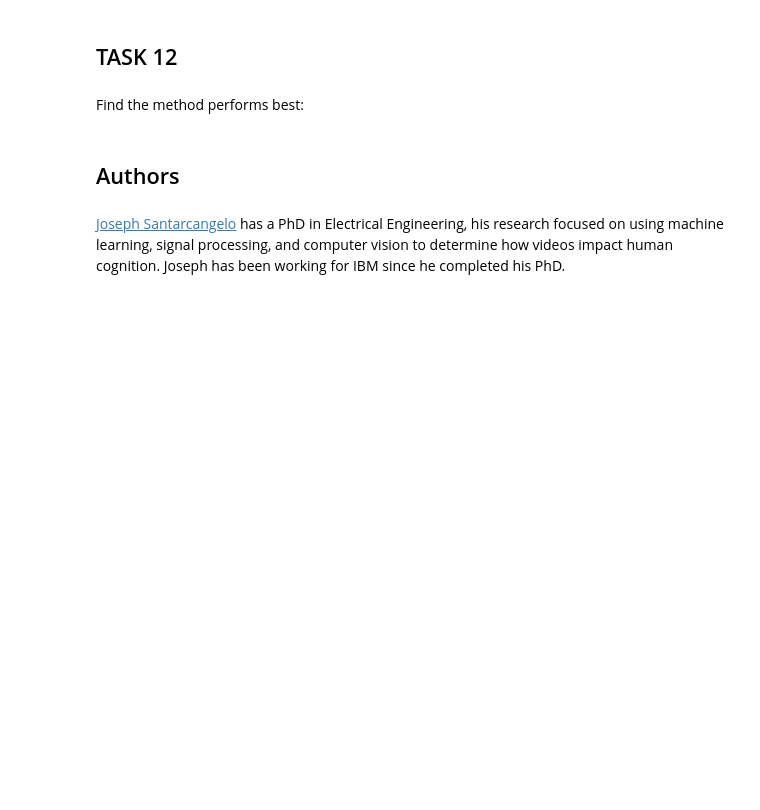
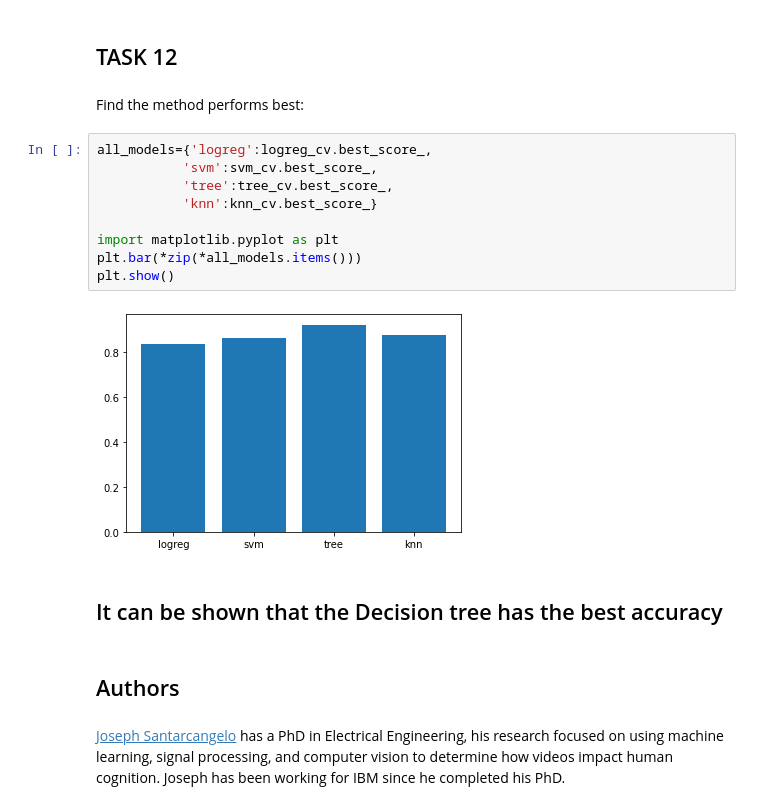
Before and after one commit to mahmoud-E-ALI/Capstone-IBM-Coursera, a Jupyter notebook: SpaceX_Machine Learning Prediction_Part_5.ipynb, the cells around one changed output. Cells and saved outputs as stored; diff of their text form; blank space fills up the shorter version.

```diff
--- a/SpaceX_Machine Learning Prediction_Part_5.ipynb
+++ b/SpaceX_Machine Learning Prediction_Part_5.ipynb
@@ -333,6 +333,19 @@ metrics.accuracy_score(Y_test,yhat)
 ## TASK  12
 # %% [markdown]
 Find the method performs best:
+# %%
+all_models={'logreg':logreg_cv.best_score_,
+           'svm':svm_cv.best_score_,
+           'tree':tree_cv.best_score_,
+           'knn':knn_cv.best_score_}
+
+import matplotlib.pyplot as plt
+plt.bar(*zip(*all_models.items()))
+plt.show()
+# %% [output]
+[figure, added]
+# %% [markdown]
+## It can be shown that the Decision tree has the best accuracy
 # %% [markdown]
 ## Authors
 # %% [markdown]
```
Also changed, not shown: parts of 3 cells of this notebook.
